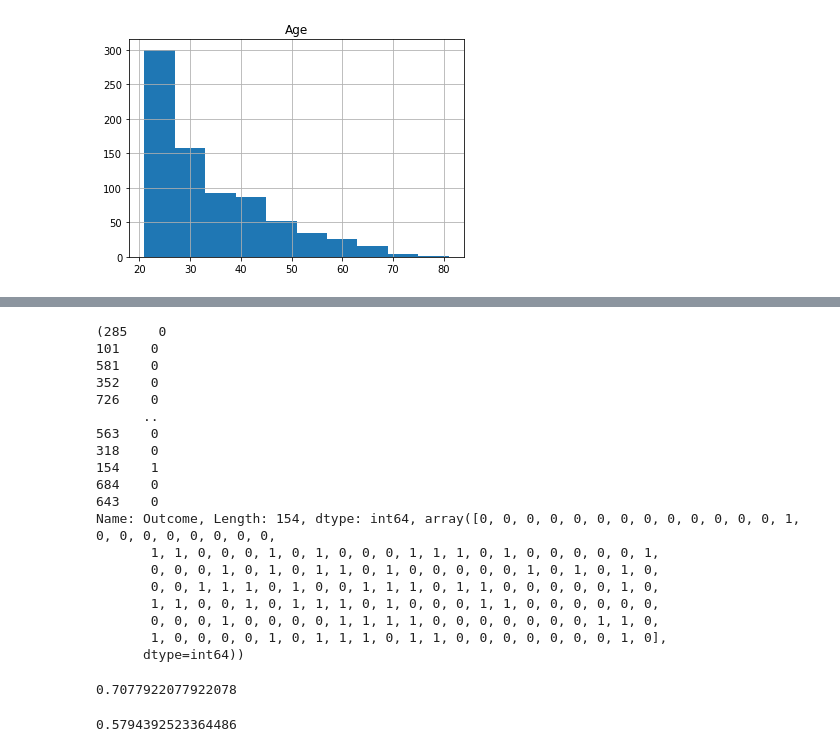
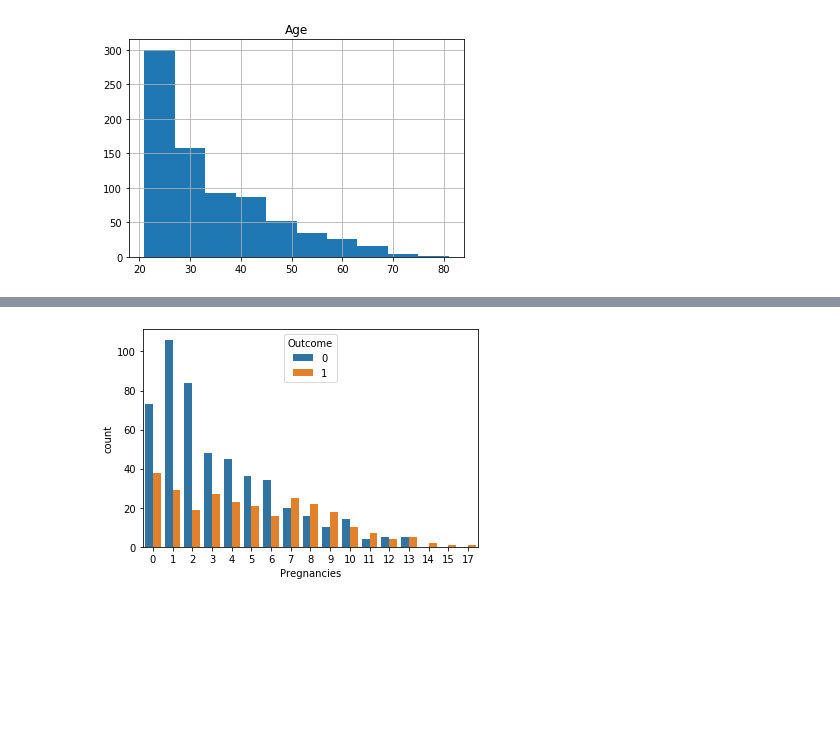
Before and after one commit to aditi-01/Diabetes-prediction-, a Jupyter notebook: Minor_project.ipynb, the cells around one changed output, grey strips where cells are left out. Saved outputs shown, nothing was run; the diff lists cells and outputs as text; code cells hidden in the pictures; blank space fills up the shorter version.

```diff
--- a/Minor_project.ipynb
+++ b/Minor_project.ipynb
@@ -281,31 +169,7 @@ yt1_predict=clf1.predict(xt1_test)
-# %%
-ct1=confusion_matrix=(yt1_test,yt1_predict)
-print(ct1)
-# %% [output]
-(285    0
-101    0
-581    0
-352    0
-726    0
-      ..
-563    0
-318    0
-154    1
-684    0
-643    0
-Name: Outcome, Length: 154, dtype: int64, array([0, 0, 0, 0, 0, 0, 0, 0, 0, 0, 0, 0, 0, 1, 0, 0, 0, 0, 0, 0, 0, 0,
-       1, 1, 0, 0, 0, 1, 0, 1, 0, 0, 0, 1, 1, 1, 0, 1, 0, 0, 0, 0, 0, 1,
-       0, 0, 0, 1, 0, 1, 0, 1, 1, 0, 1, 0, 0, 0, 0, 0, 1, 0, 1, 0, 1, 0,
-       0, 0, 1, 1, 1, 0, 1, 0, 0, 1, 1, 1, 0, 1, 1, 0, 0, 0, 0, 0, 1, 0,
-       1, 1, 0, 0, 1, 0, 1, 1, 1, 0, 1, 0, 0, 0, 1, 1, 0, 0, 0, 0, 0, 0,
-       0, 0, 0, 1, 0, 0, 0, 0, 1, 1, 1, 1, 0, 0, 0, 0, 0, 0, 0, 1, 1, 0,
-       1, 0, 0, 0, 0, 1, 0, 1, 1, 1, 0, 1, 1, 0, 0, 0, 0, 0, 0, 0, 1, 0],
-      dtype=int64))
-# %%
-print(accuracy_score(yt1_test,yt1_predict))
-# %% [output]
-0.7077922077922078
-# %%
-print(f1_score(yt1_test,yt1_predict))
-# %% [output]
-0.5794392523364486
+# %%
+sns.countplot(x ='Pregnancies', hue = "Outcome", data = data)
+
+# Show the plot
+plt.show()
+# %% [output]
+[figure, added]
```
Also changed, not shown: parts of 58 cells of this notebook.
